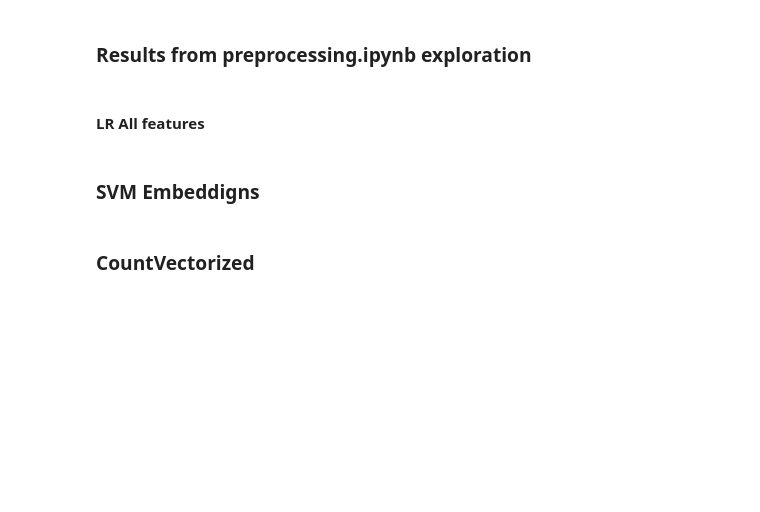
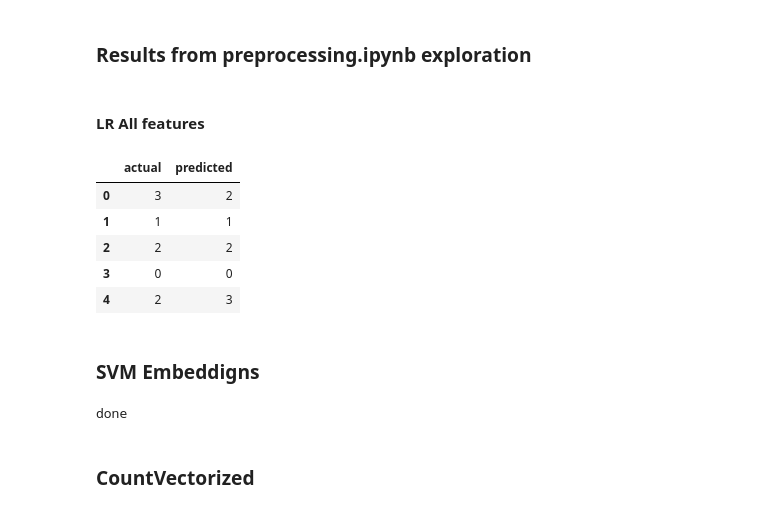
Before and after one commit to LCS-FS/NLP, a Jupyter notebook: assign1/eval.ipynb, the cells around one changed output. Saved outputs shown, nothing was run; the diff lists cells and outputs as text; code cells hidden in the pictures; blank space fills up the shorter version.

```diff
--- a/assign1/eval.ipynb
+++ b/assign1/eval.ipynb
@@ -137,37 +140,43 @@ def differences(model, train_features, test_features):
     # Predict the test data
     preds = pipeline.predict(test_features)
 
-    # Calculate the accuracy
-    accuracy = accuracy_score(test_labels, preds)
-    f1 = f1_score(test_labels, preds, average='weighted')
-    precision = precision_score(test_labels, preds, average='weighted')
-    recall = recall_score(test_labels, preds, average='weighted')
+    # Create a DataFrame to store results
 
-    # Create a DataFrame to store results
-    df_results = pd.DataFrame({
-        'features': test_features,
-        'actual_labels': test_labels,
-        'predicted_labels': preds,
-        'accuracy': accuracy,
-        'f1': f1,
-        'precision': precision,
-        'recall': recall
-    })
+    # print(test_features)
 
-    # Filter out instances where prediction differs from the actual label
-    different_predictions = df_results[df_results['actual_labels'] != df_results['predicted_labels']]
+    # feat_dict = test_features.copy()
+    feat_dict = {}
+    feat_dict['actual'] = test_labels
+    feat_dict['predicted'] = preds
+    df_results = pd.DataFrame(feat_dict)
 
-    return different_predictions
+    # print('before filter')
+    # # Filter out instances where prediction differs from the actual label
+    # different_predictions = df_results[df_results['actual'] != df_results['predicted']]
+    # print('after filter')
+
+    return df_results
 # %% [markdown]
 #### LR All features
 # %%
-results = differences(LogisticRegression(c=0.1, penalty='l2', solver='liblinear'), train_features, test_features)
-results.to_csv('/datasets/exploration/lr.csv')
+results = differences(LogisticRegression(C=0.1, penalty='l2', solver='liblinear'), train_features, test_features)
+results.to_csv('datasets/exploration/lr.csv')
+results.head()
+# %% [output]
+|  | actual | predicted |
+| 0 | 3 | 2 |
+| 1 | 1 | 1 |
+| 2 | 2 | 2 |
+| 3 | 0 | 0 |
+| 4 | 2 | 3 |
 # %% [markdown]
 ### SVM Embeddigns
 # %%
-results = differences(SVC(c=1.0, kernel='rbf'), train_features, test_features)
-results.to_csv('/datasets/exploration/svc.csv')
+results = differences(SVC(C=1.0, kernel='rbf'), train_features_embeddes, test_features_embeddes)
+results.to_csv('datasets/exploration/svc.csv')
+print('done')
+# %% [output]
+done
 # %% [markdown]
 ### CountVectorized
 # %%
```
Also changed, not shown: parts of 61 cells of this notebook, 3 other files.
